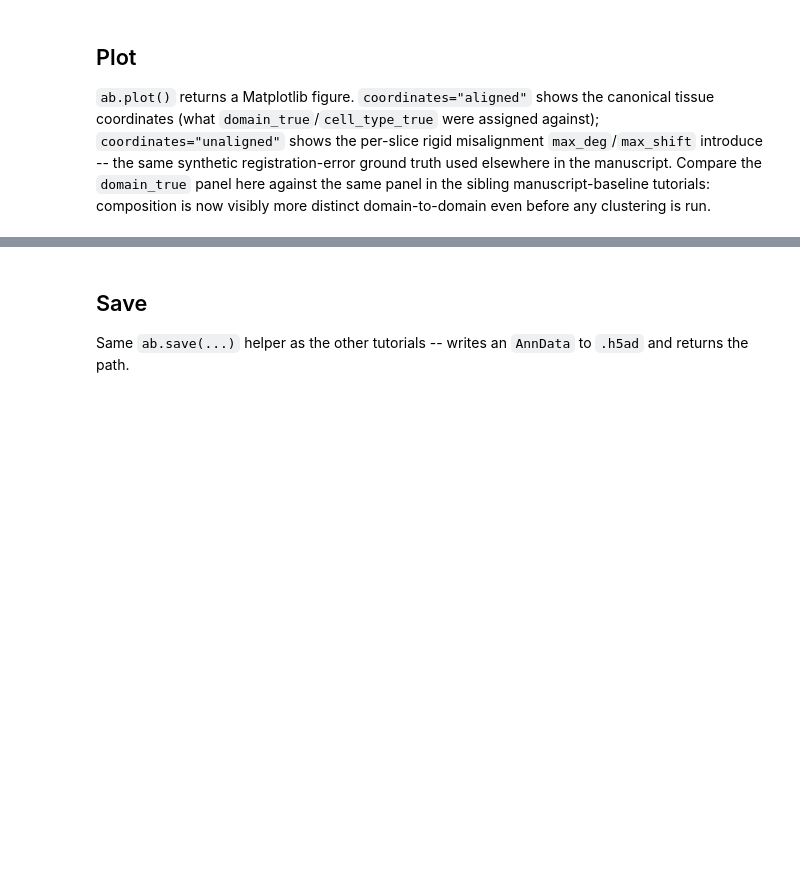
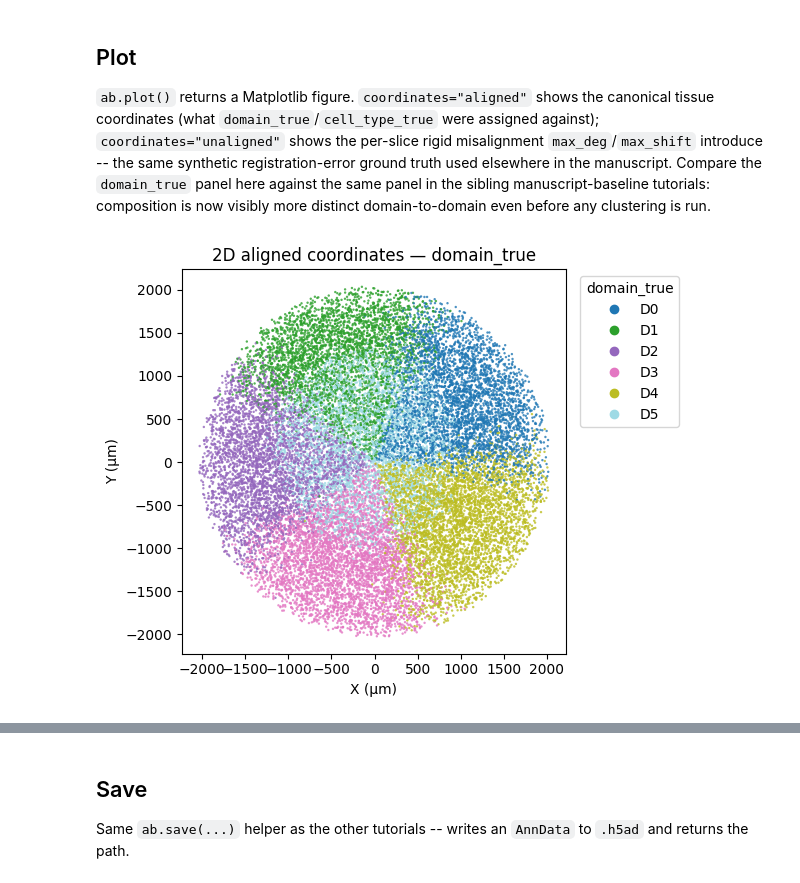
Before and after one commit to JanMatthias1/Albis, a Jupyter notebook: tutorial/strong_domain_mix_tutorial.ipynb, the cells around one changed output, grey strips where cells are left out. Drawn from its saved outputs; the diff is of its cells as text; code cells hidden in the pictures; blank space fills up the shorter version.

```diff
--- a/tutorial/strong_domain_mix_tutorial.ipynb
+++ b/tutorial/strong_domain_mix_tutorial.ipynb
@@ -239,6 +290,7 @@ manuscript-baseline tutorials: composition is now visibly more distinct
 domain-to-domain even before any clustering is run.
 # %%
 fig = ab.plot(adata_cell, view="2d", coordinates="aligned", color="domain_true", point_size=3)
-fig
+# %% [output]
+[figure, added]
 # %%
 fig = ab.plot(adata_cell, view="2d", coordinates="aligned", color="cell_type_true", point_size=3)
```
Also changed, not shown: parts of 31 cells of this notebook, 5 other files.
